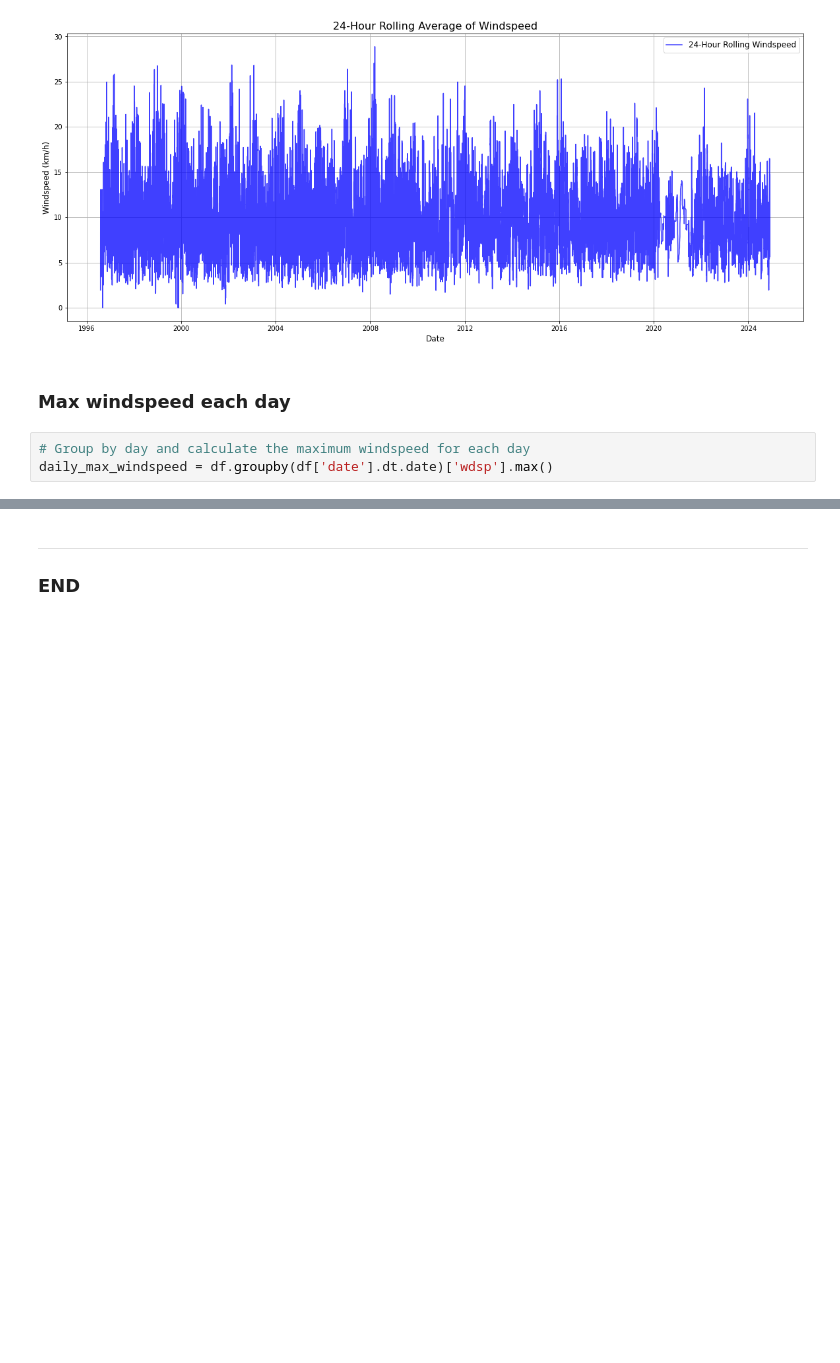
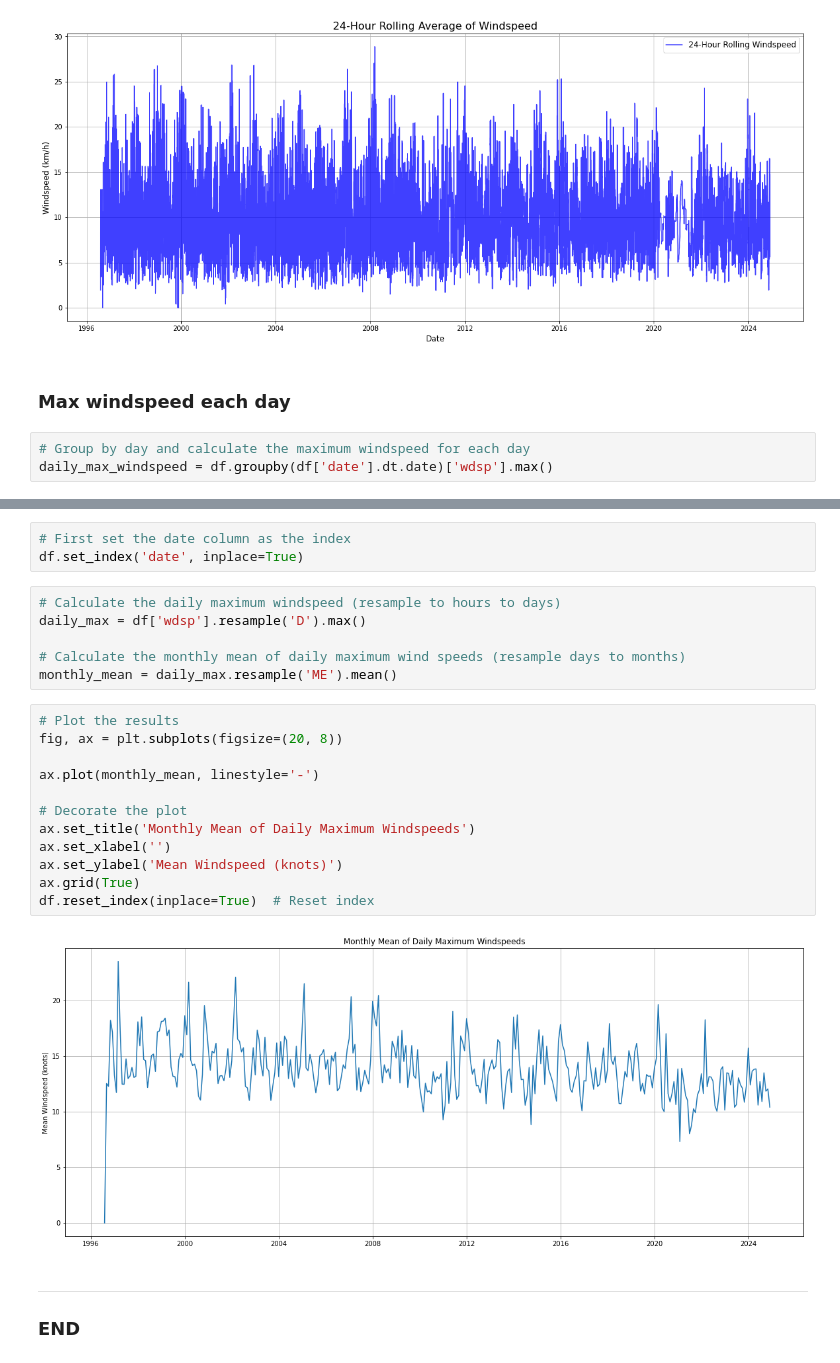
Before and after one commit to holmstead/PFDA, a Jupyter notebook: assignments/assignment_6_Weather.ipynb, the cells around one changed output, grey strips where cells are left out. Cells and saved outputs as stored; diff of their text form; blank space fills up the shorter version.

```diff
--- a/assignments/assignment_6_Weather.ipynb
+++ b/assignments/assignment_6_Weather.ipynb
@@ -374,3 +401,26 @@ ax.legend(fontsize=12)
+# %%
+# First set the date column as the index
+df.set_index('date', inplace=True)
+# %%
+# Calculate the daily maximum windspeed (resample to hours to days)
+daily_max = df['wdsp'].resample('D').max()
+
+# Calculate the monthly mean of daily maximum wind speeds (resample days to months)
+monthly_mean = daily_max.resample('ME').mean()
+# %%
+# Plot the results
+fig, ax = plt.subplots(figsize=(20, 8))
+
+ax.plot(monthly_mean, linestyle='-')
+
+# Decorate the plot
+ax.set_title('Monthly Mean of Daily Maximum Windspeeds')
+ax.set_xlabel('')
+ax.set_ylabel('Mean Windspeed (knots)')
+ax.grid(True)
+df.reset_index(inplace=True)  # Reset index
+# %% [output]
+[figure, added]
 # %% [markdown]
 ***
 
```
Also changed, not shown: parts of 26 cells of this notebook.
